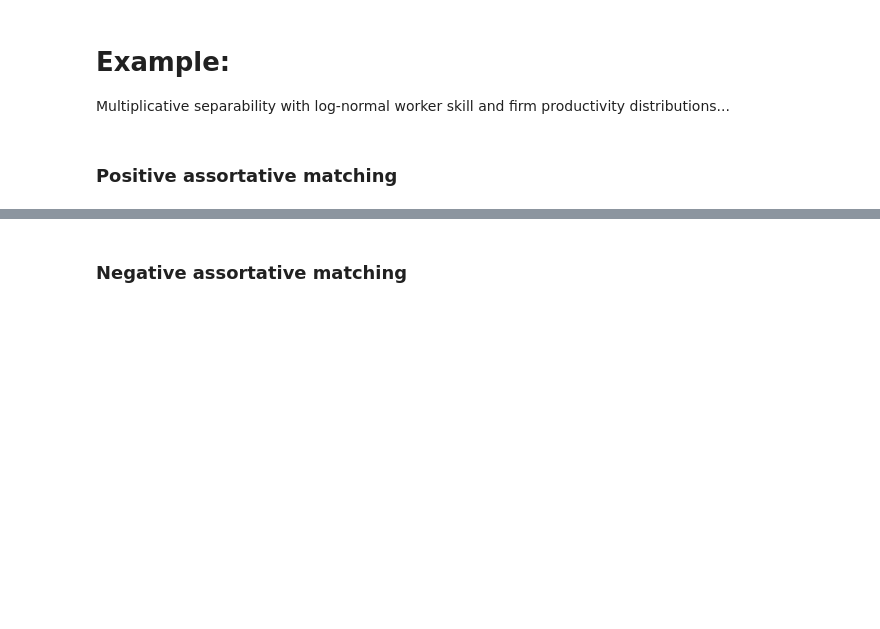
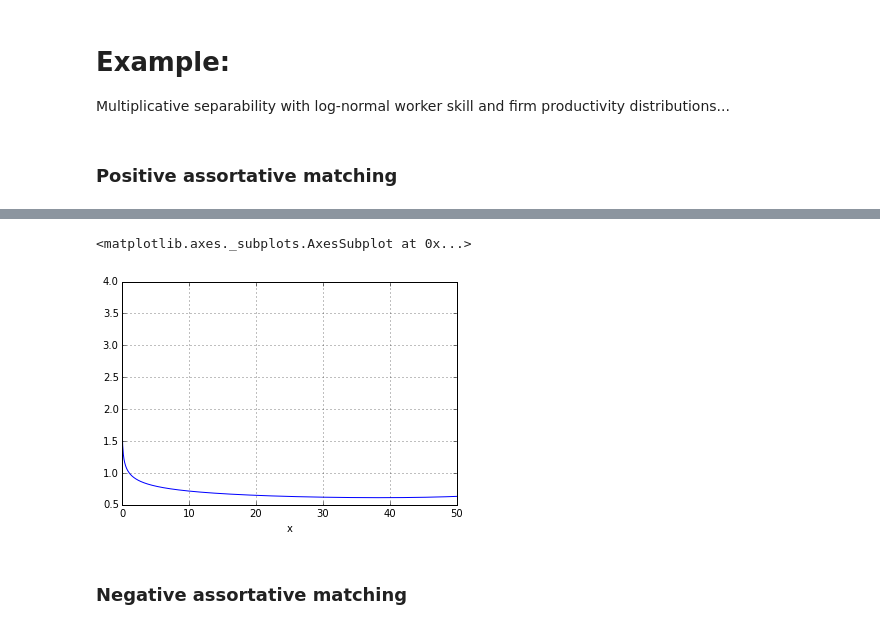
Before and after one commit to davidrpugh/assortative-matching-large-firms, a Jupyter notebook: examples.ipynb, the cells around one changed output, grey strips where cells are left out. Drawn from its saved outputs; the diff is of its cells as text; code cells hidden in the pictures; blank space fills up the shorter version.

Commit message:
Now solution for positive assortative matching is sorted correctly.

```diff
--- a/examples.ipynb
+++ b/examples.ipynb
@@ -202,7 +202,7 @@ Multiplicative separability with log-normal worker skill and firm productivity d
 mu1, sigma1 = sym.var('mu1, sigma1')
 skill_cdf = 0.5 + 0.5 * sym.erf((sym.log(x) - mu1) / sym.sqrt(2 * sigma1**2))
 skill_params = {'mu1': 0.0, 'sigma1': 1.0}
-skill_bounds = [1e-4, 1e2]
+skill_bounds = [1e-3, 5e1]
 
 workers = inputs.Input(var=x,
                        cdf=skill_cdf,
@@ -235,7 +235,7 @@ B = l**omega_B * r**(1 - omega_B)
 
 F = A * B
 
-F_params = {'omega_A':0.5, 'omega_B':0.45, 'sigma_A':0.95, 'sigma_B':1.0}
+F_params = {'omega_A':0.5, 'omega_B':0.45, 'sigma_A':0.75, 'sigma_B':1.0}
 
 model = models.Model('positive',
                      workers=workers,
@@ -266,3 +290,8 @@ Failure! Need to increase initial guess for upper bound on firm size!
+# %%
+solver.solution['firm size'].plot()
+# %% [output]
+<matplotlib.axes._subplots.AxesSubplot at 0x...>
+[figure, added]
 # %% [markdown]
 ### Negative assortative matching
 # %%
```
Also changed, not shown: parts of 2 cells of this notebook, 1 other file.
